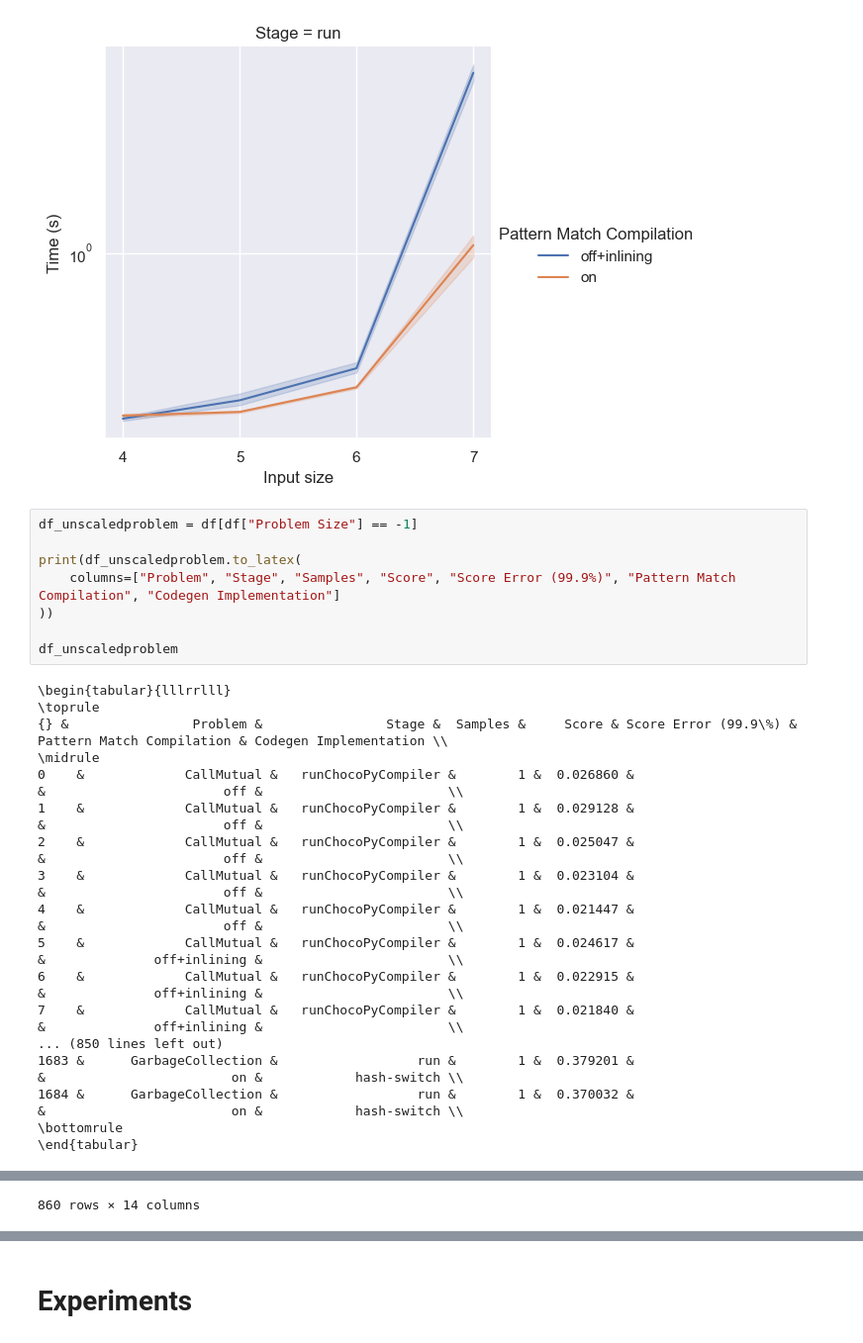
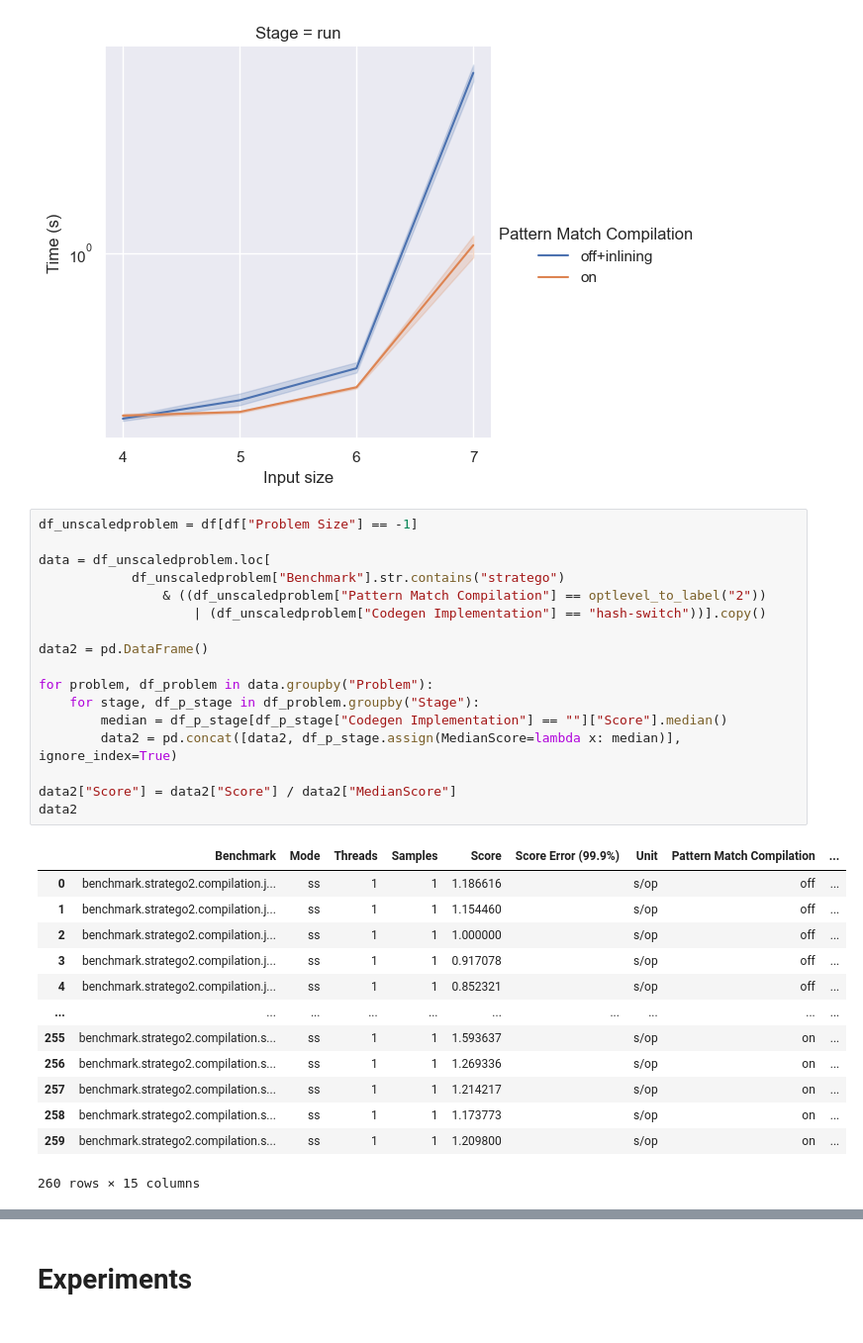
Before and after one commit to metaborg/stratego, a Jupyter notebook: stratego.build.spoofax2.benchmark/analysis/Example plots.ipynb, the cells around one changed output, grey strips where cells are left out. Shown at 99% size. Saved outputs shown, nothing was run; the diff lists cells and outputs as text.

```diff
--- a/stratego.build.spoofax2.benchmark/analysis/Example plots.ipynb
+++ b/stratego.build.spoofax2.benchmark/analysis/Example plots.ipynb
@@ -577,26 +577,31 @@ for problem in ["Benchexpr", "Bubblesort", "Sieve", "Factorial"]:
 # %%
 df_unscaledproblem = df[df["Problem Size"] == -1]
 
-print(df_unscaledproblem.to_latex(
-    columns=["Problem", "Stage", "Samples", "Score", "Score Error (99.9%)", "Pattern Match Compilation", "Codegen Implementation"]
-))
+data = df_unscaledproblem.loc[
+            df_unscaledproblem["Benchmark"].str.contains("stratego")
+                & ((df_unscaledproblem["Pattern Match Compilation"] == optlevel_to_label("2"))
+                    | (df_unscaledproblem["Codegen Implementation"] == "hash-switch"))].copy()
 
-df_unscaledproblem
+data2 = pd.DataFrame()
+
+for problem, df_problem in data.groupby("Problem"):
+    for stage, df_p_stage in df_problem.groupby("Stage"):
+        median = df_p_stage[df_p_stage["Codegen Implementation"] == ""]["Score"].median()
+        data2 = pd.concat([data2, df_p_stage.assign(MedianScore=lambda x: median)], ignore_index=True)
+
+data2["Score"] = data2["Score"] / data2["MedianScore"]
+data2
 # %% [output]
+|  | Benchmark | Mode | Threads | Samples | Score | Score Error (99.9%) | Unit | Pattern Match Compilation | ... |
+| 0 | benchmark.stratego2.compilation.j... | ss | 1 | 1 | 1.186616 |  | s/op | off | ... |
+| 1 | benchmark.stratego2.compilation.j... | ss | 1 | 1 | 1.154460 |  | s/op | off | ... |
+| 2 | benchmark.stratego2.compilation.j... | ss | 1 | 1 | 1.000000 |  | s/op | off | ... |
+| 3 | benchmark.stratego2.compilation.j... | ss | 1 | 1 | 0.917078 |  | s/op | off | ... |
+| 4 | benchmark.stratego2.compilation.j... | ss | 1 | 1 | 0.852321 |  | s/op | off | ... |
+| ... | ... | ... | ... | ... | ... | ... | ... | ... | ... |
+| 255 | benchmark.stratego2.compilation.s... | ss | 1 | 1 | 1.593637 |  | s/op | on | ... |
+| 256 | benchmark.stratego2.compilation.s... | ss | 1 | 1 | 1.269336 |  | s/op | on | ... |
+| 257 | benchmark.stratego2.compilation.s... | ss | 1 | 1 | 1.214217 |  | s/op | on | ... |
+| 258 | benchmark.stratego2.compilation.s... | ss | 1 | 1 | 1.173773 |  | s/op | on | ... |
+| 259 | benchmark.stratego2.compilation.s... | ss | 1 | 1 | 1.209800 |  | s/op | on | ... |
-\begin{tabular}{lllrrlll}
-\toprule
-{} &                Problem &                Stage &  Samples &     Score & Score Error (99.9\%) & Pattern Match Compilation & Codegen Implementation \\
-\midrule
-0    &             CallMutual &   runChocoPyCompiler &        1 &  0.026860 &                     &                       off &                        \\
-1    &             CallMutual &   runChocoPyCompiler &        1 &  0.029128 &                     &                       off &                        \\
-2    &             CallMutual &   runChocoPyCompiler &        1 &  0.025047 &                     &                       off &                        \\
-3    &             CallMutual &   runChocoPyCompiler &        1 &  0.023104 &                     &                       off &                        \\
-4    &             CallMutual &   runChocoPyCompiler &        1 &  0.021447 &                     &                       off &                        \\
-5    &             CallMutual &   runChocoPyCompiler &        1 &  0.024617 &                     &              off+inlining &                        \\
-6    &             CallMutual &   runChocoPyCompiler &        1 &  0.022915 &                     &              off+inlining &                        \\
-7    &             CallMutual &   runChocoPyCompiler &        1 &  0.021840 &                     &              off+inlining &                        \\
-... (850 lines left out)
-1683 &      GarbageCollection &                  run &        1 &  0.379201 &                     &                        on &            hash-switch \\
-1684 &      GarbageCollection &                  run &        1 &  0.370032 &                     &                        on &            hash-switch \\
-\bottomrule
-\end{tabular}
+260 rows × 15 columns
@@ -615,2 +608 @@ df_unscaledproblem
-860 rows × 14 columns
 # %%
```
Also changed, not shown: parts of 2 cells of this notebook, 2 other files.
